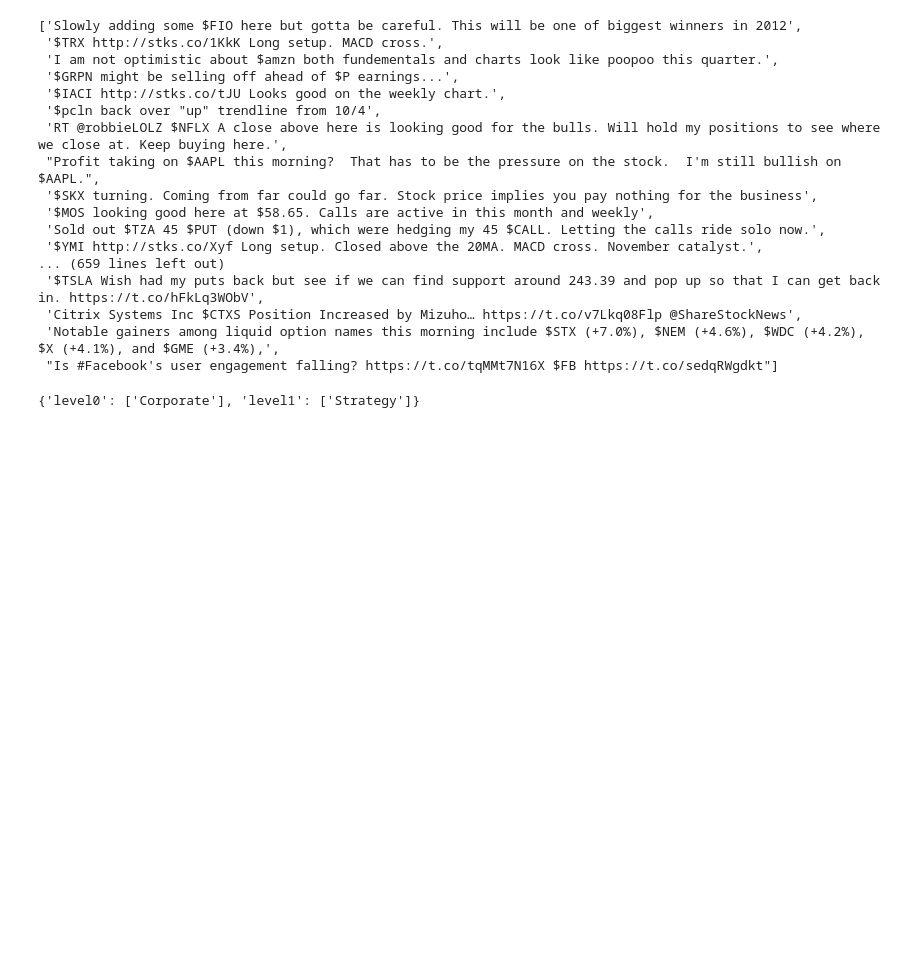
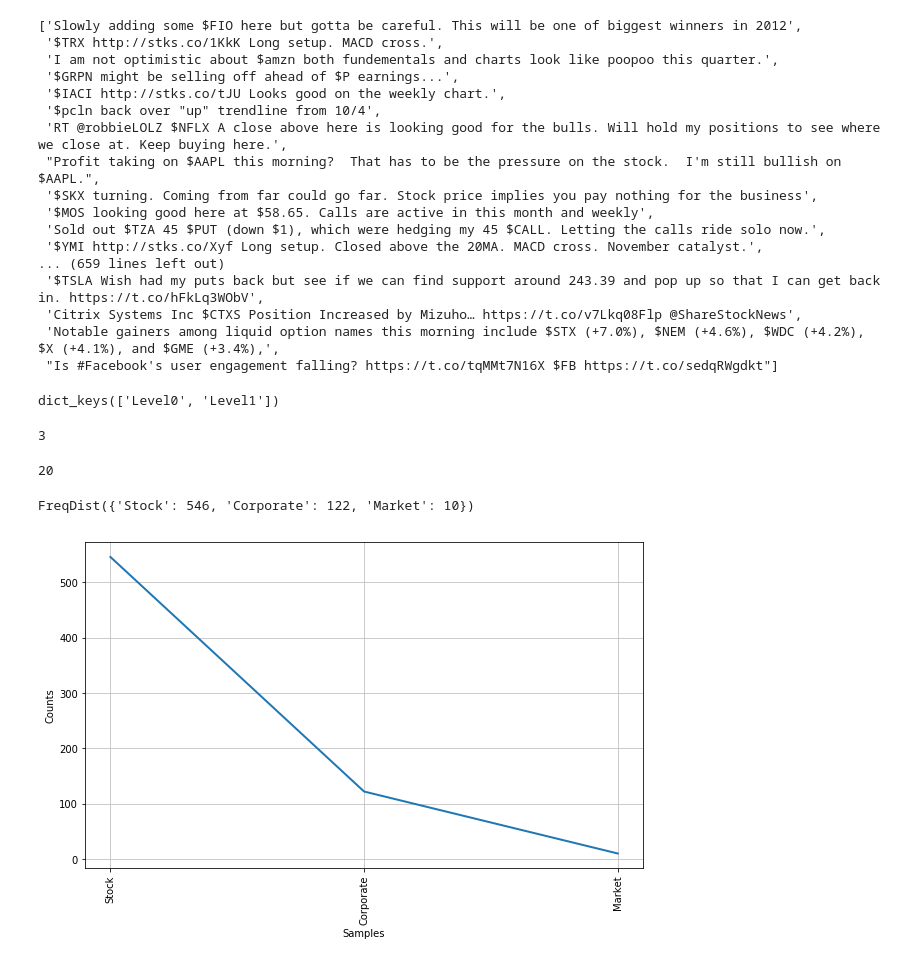
Before and after one commit to Hitkul/Aspect-Based-Sentiment-Analysis, a Jupyter notebook: Aspect_extraction.ipynb, the cells around one changed output. Cells and saved outputs as stored; diff of their text form; code cells hidden in the pictures; blank space fills up the shorter version.

Commit message:
data plots

```diff
--- a/Aspect_extraction.ipynb
+++ b/Aspect_extraction.ipynb
@@ -4,5 +4,9 @@
 import xml.etree.ElementTree as ET
 import pandas as pd
 import numpy as np
+from collections import Counter
 import seaborn as sns
+from nltk.probability import FreqDist
 %matplotlib inline
+%pylab inline
+pylab.rcParams['figure.figsize'] = (10, 6)
@@ -22,9 +28,9 @@ def load_data_from_xml(filename):
         for aspect in temp:
             i = temp.index(aspect)
             if 'Level'+str(i) in aspect_data.keys():
-                aspect_data['level'+str(i)].append(aspect)
+                aspect_data['Level'+str(i)].append(aspect)
             else:
-                aspect_data['level'+str(i)] = [aspect]
+                aspect_data['Level'+str(i)] = [aspect]
     return aspect_data,sentences
 # %%
 aspect_data,sentences = load_data_from_xml('dataset/financial_posts_ABSA_train.xml')
@@ -49,6 +55,21 @@ sentences
  'Notable gainers among liquid option names this morning include $STX (+7.0%), $NEM (+4.6%), $WDC (+4.2%), $X (+4.1%), and $GME (+3.4%),',
  "Is #Facebook's user engagement falling? https://t.co/tqMMt7N16X $FB https://t.co/sedqRWgdkt"]
 # %%
-aspect_data
+aspect_data.keys()
 # %% [output]
-{'level0': ['Corporate'], 'level1': ['Strategy']}
+dict_keys(['Level0', 'Level1'])
+# %%
+len(set(aspect_data['Level0']))
+# %% [output]
+3
+# %%
+len(set(aspect_data['Level1']))
+# %% [output]
+20
+# %%
+level0_freq = FreqDist(aspect_data['Level0'])
+level0_freq.pprint()
+level0_freq.plot()
+# %% [output]
+FreqDist({'Stock': 546, 'Corporate': 122, 'Market': 10})
+[figure, added]
```
Also changed, not shown: parts of 2 cells of this notebook.
